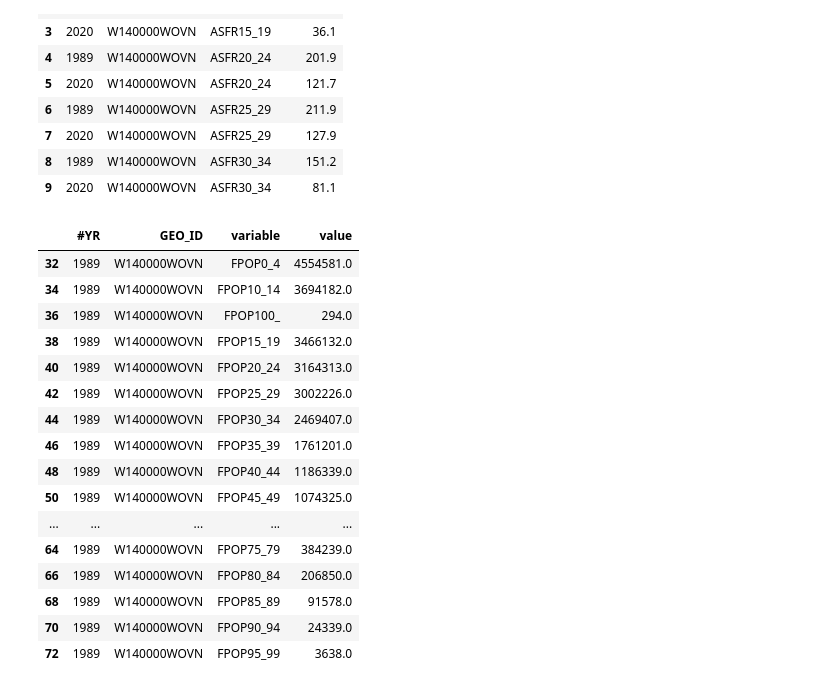
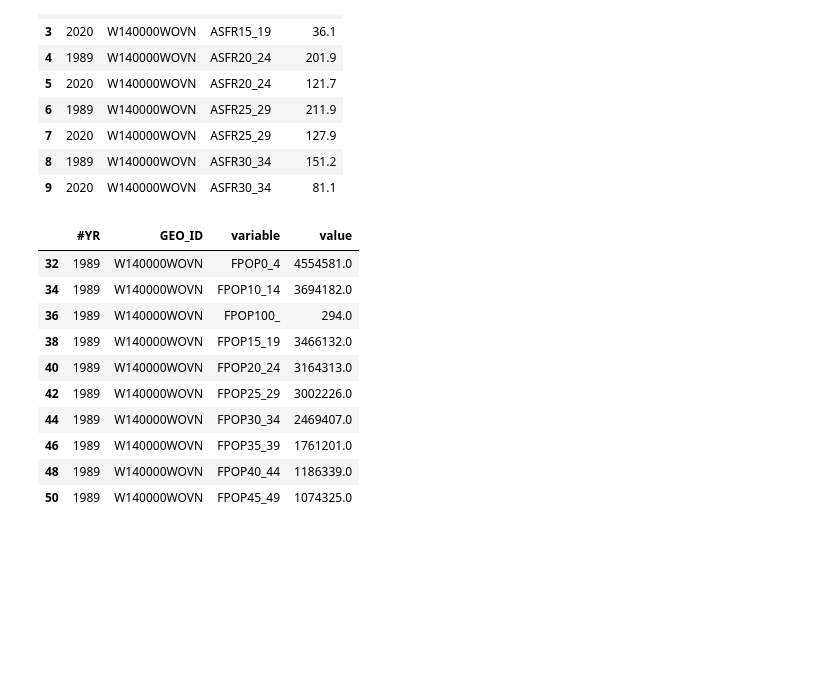
Before and after one commit to thaianle/international-database, a Jupyter notebook: idb5yr-python.ipynb, the cells around one changed output. Drawn from its saved outputs; the diff is of its cells as text; code cells hidden in the pictures; blank space fills up the shorter version.

```diff
--- a/idb5yr-python.ipynb
+++ b/idb5yr-python.ipynb
@@ -184,26 +184,21 @@ vn_comparison_long.head(10)
 | 8 | 1989 | W140000WOVN | ASFR30_34 | 151.2 |
 | 9 | 2020 | W140000WOVN | ASFR30_34 | 81.1 |
 # %%
+# Choose the necessary variables only
 vn_1989 = vn_comparison_long[vn_comparison_long['#YR'] == 1989]
 vn_1989 = vn_1989[vn_1989['variable'].isin(['FPOP0_4', 'FPOP5_9', 'FPOP10_14', 'FPOP15_19', 'FPOP20_24', 'FPOP25_29', 'FPOP30_34', 'FPOP35_39',
                                           'FPOP40_44', 'FPOP45_49', 'FPOP50_54', 'FPOP55_59', 'FPOP60_64', 'FPOP65_69', 'FPOP70_74', 'FPOP75_79',
                                           'FPOP80_84', 'FPOP85_89', 'FPOP90_94', 'FPOP95_99', 'FPOP100_'])]
-vn_1989
+vn_1989.head(10)
 # %% [output]
 |  | #YR | GEO_ID | variable | value |
 | 32 | 1989 | W140000WOVN | FPOP0_4 | 4554581.0 |
 | 34 | 1989 | W140000WOVN | FPOP10_14 | 3694182.0 |
 | 36 | 1989 | W140000WOVN | FPOP100_ | 294.0 |
 | 38 | 1989 | W140000WOVN | FPOP15_19 | 3466132.0 |
 | 40 | 1989 | W140000WOVN | FPOP20_24 | 3164313.0 |
 | 42 | 1989 | W140000WOVN | FPOP25_29 | 3002226.0 |
 | 44 | 1989 | W140000WOVN | FPOP30_34 | 2469407.0 |
 | 46 | 1989 | W140000WOVN | FPOP35_39 | 1761201.0 |
 | 48 | 1989 | W140000WOVN | FPOP40_44 | 1186339.0 |
 | 50 | 1989 | W140000WOVN | FPOP45_49 | 1074325.0 |
-| ... | ... | ... | ... | ... |
-| 64 | 1989 | W140000WOVN | FPOP75_79 | 384239.0 |
-| 66 | 1989 | W140000WOVN | FPOP80_84 | 206850.0 |
-| 68 | 1989 | W140000WOVN | FPOP85_89 | 91578.0 |
-| 70 | 1989 | W140000WOVN | FPOP90_94 | 24339.0 |
-| 72 | 1989 | W140000WOVN | FPOP95_99 | 3638.0 |
```
Also changed, not shown: parts of 12 cells of this notebook.
